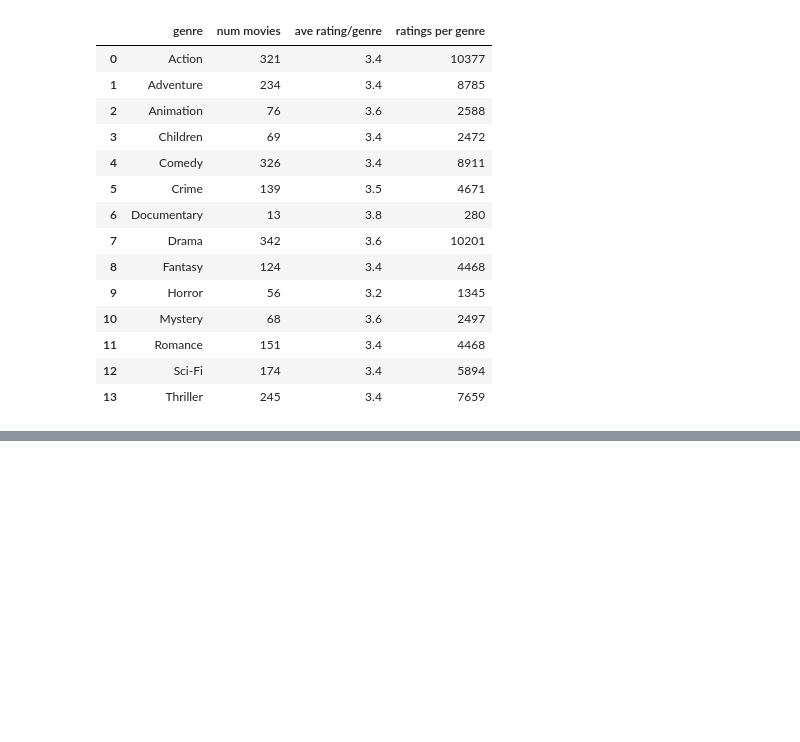
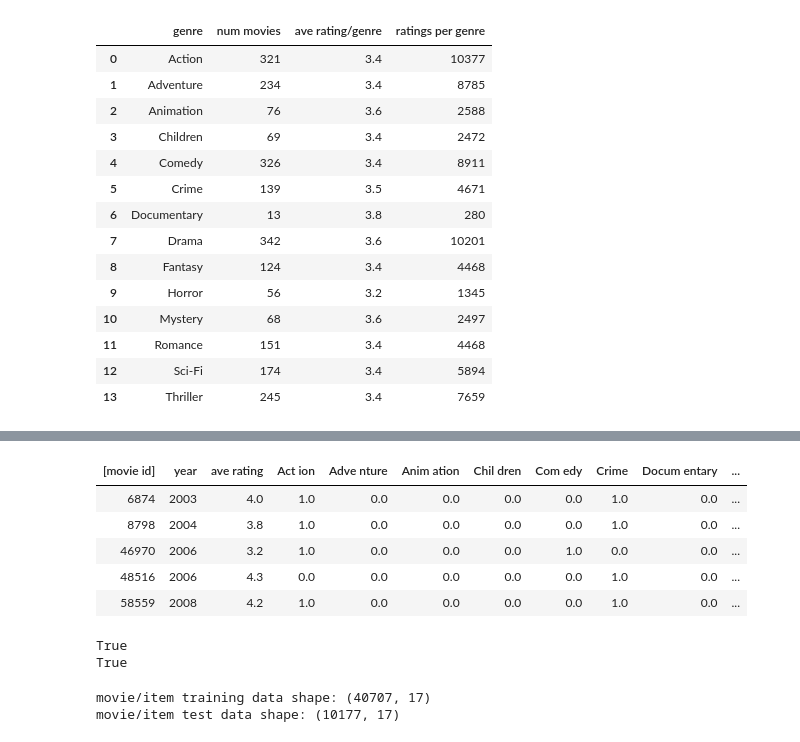
Before and after one commit to raviraj4/RecomSysAlgo, a Jupyter notebook: RecSystemNN.ipynb, the cells around one changed output, grey strips where cells are left out. Cells and saved outputs as stored; diff of their text form; code cells hidden in the pictures; blank space fills up the shorter version.

```diff
--- a/RecSystemNN.ipynb
+++ b/RecSystemNN.ipynb
@@ -46,3 +46,17 @@ bygenre_df
 | 11 | Romance | 151 | 3.4 | 4468 |
 | 12 | Sci-Fi | 174 | 3.4 | 5894 |
 | 13 | Thriller | 245 | 3.4 | 7659 |
+# %%
+item_train, user_train, y_train, item_features, user_features, item_vecs, movie_dict, user_to_genre = load_data()
+# print(f"item feature: {item_features[:2]}")
+# print(f"item train: {item_train[:2]}")
+# print(f"item vecs: {item_vecs[:2]}")
+num_user_features = user_train.shape[1] - 3
+
+num_item_features = item_train.shape[1] - 1
+
+uvs = 3 # user genre vector start
+ivs = 3 # item genre vector start
+u_s = 3 # start of columns to use in traning, user
+i_s = 1 # start of columns to use in training, items
+print(f"Number of training vectors: {len(item_train)}")
@@ -48,0 +75,9 @@ bygenre_df
+# %%
+pprint_train(item_train, item_features, ivs, i_s, maxcount=5, user=True)
+# %% [output]
+| [movie id] | year | ave rating | Act ion | Adve nture | Anim ation | Chil dren | Com edy | Crime | Docum entary | ... |
+| 6874 | 2003 | 4.0 | 1.0 | 0.0 | 0.0 | 0.0 | 0.0 | 1.0 | 0.0 | ... |
+| 8798 | 2004 | 3.8 | 1.0 | 0.0 | 0.0 | 0.0 | 0.0 | 1.0 | 0.0 | ... |
+| 46970 | 2006 | 3.2 | 1.0 | 0.0 | 0.0 | 0.0 | 1.0 | 0.0 | 0.0 | ... |
+| 48516 | 2006 | 4.3 | 0.0 | 0.0 | 0.0 | 0.0 | 0.0 | 1.0 | 0.0 | ... |
+| 58559 | 2008 | 4.2 | 1.0 | 0.0 | 0.0 | 0.0 | 0.0 | 1.0 | 0.0 | ... |
@@ -48,0 +88,34 @@ bygenre_df
+# %%
+item_tr_unscaled = item_train
+user_tr_unscaled = user_train
+y_tr_unscaled = y_train
+
+scalerItem = StandardScaler()
+scalerItem.fit(item_train)
+item_train = scalerItem.transform(item_train)
+
+
+scalerUser = StandardScaler()
+scalerUser.fit(user_train)
+user_train = scalerUser.transform(user_train)
+
+scalerTarget = MinMaxScaler((-1,1)) # transforms feature by scaling each feature to a given range
+scalerTarget.fit(y_train.reshape(-1,1))
+y_train = scalerTarget.transform(y_train.reshape(-1,1))
+
+print(np.allclose(item_tr_unscaled, scalerItem.inverse_transform(item_train)))
+# allclose ->Returns True if two arrays are element-wise equal within a tolerance.
+print(np.allclose(user_tr_unscaled, scalerUser.inverse_transform(user_train)))
+# means that user_tr_unscaled and inversely transformed user train is element-wise equal
+# %% [output]
+True
+True
+# %%
+item_train, item_test = train_test_split(item_train, train_size=0.80, shuffle=True, random_state=1)
+user_train, user_test = train_test_split(user_train, train_size=0.80, shuffle=True, random_state=1)
+y_train, y_test       = train_test_split(y_train,    train_size=0.80, shuffle=True, random_state=1)
+print(f"movie/item training data shape: {item_train.shape}")
+print(f"movie/item test data shape: {item_test.shape}")
+# %% [output]
+movie/item training data shape: (40707, 17)
+movie/item test data shape: (10177, 17)
```
Also changed, not shown: parts of 9 cells of this notebook.
